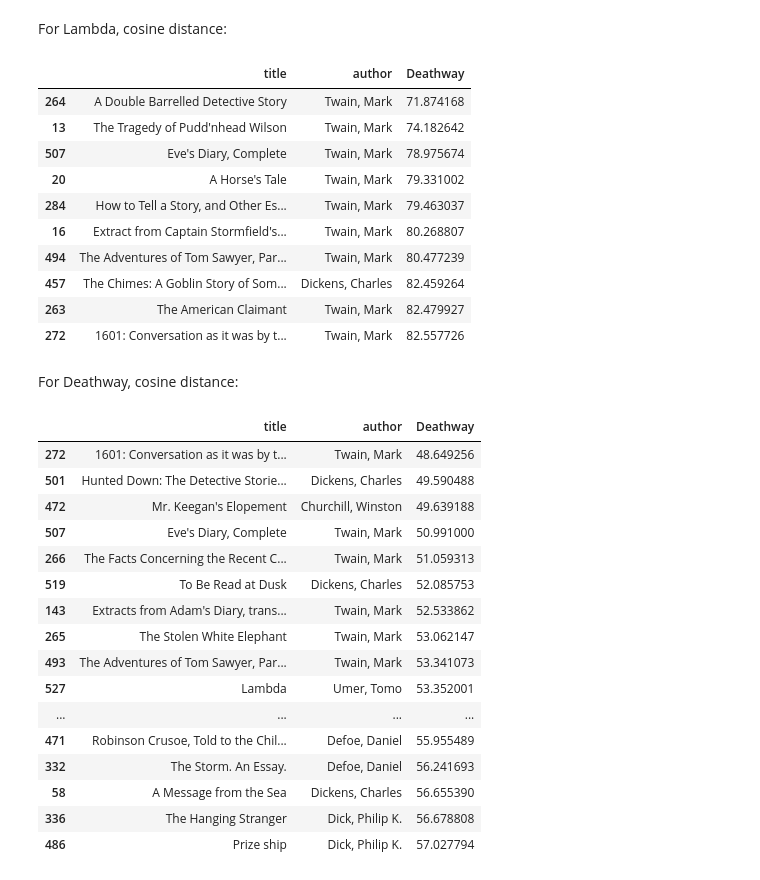
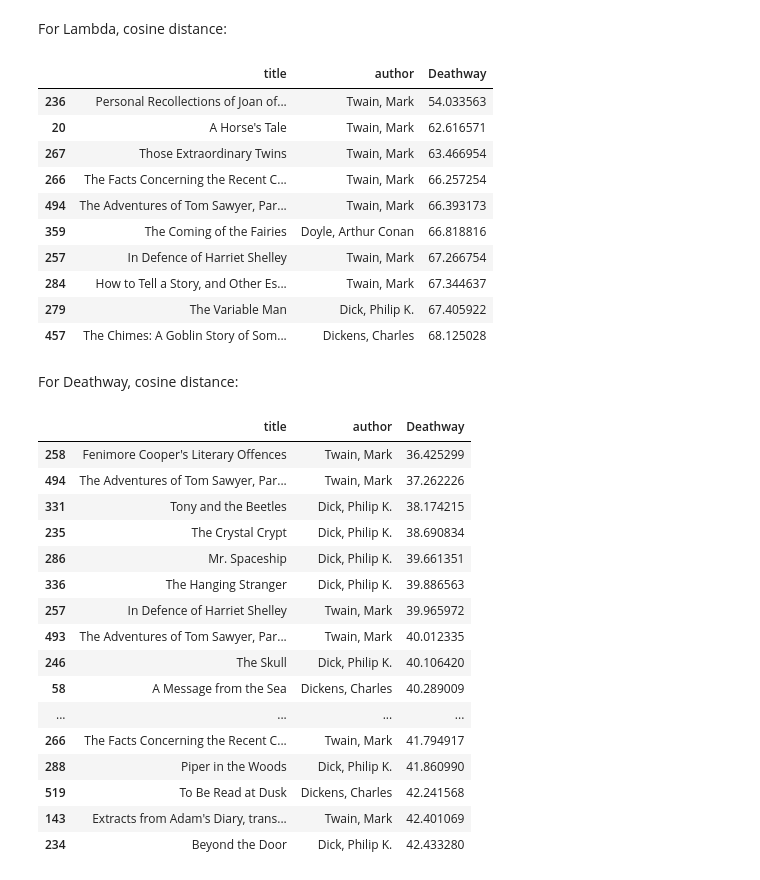
Before and after one commit to tomoumer/discovery_of_writing_differences, a Jupyter notebook: notebooks/nn_predictions.ipynb, the cells around one changed output. Drawn from its saved outputs; the diff is of its cells as text; code cells hidden in the pictures.

```diff
--- a/notebooks/nn_predictions.ipynb
+++ b/notebooks/nn_predictions.ipynb
@@ -36,7 +36,7 @@ from joblib import dump, load
 
 In this part, reading the .pkl file.
 # %%
-library_select = pd.read_pickle('../data/library_select03.pkl')
+library_select = pd.read_pickle('../data/library_fixed_author_fifty.pkl')
 # %%
 library_select.shape
 # %% [output]
@@ -446,20 +450,20 @@ for i in range(j):
 # %%
 pd.concat([pd.DataFrame({'title':titles}),
            pd.DataFrame({'author':authors}),
-           pd.DataFrame({'Deathway':cos_dist})],
-           axis=1).sort_values(by='Deathway', ascending=True).head(10)
+           pd.DataFrame({'Lambda':cos_dist})],
+           axis=1).sort_values(by='Lambda', ascending=True).head(10)
 # %% [output]
 |  | title | author | Deathway |
-| 264 | A Double Barrelled Detective Story | Twain, Mark | 71.874168 |
-| 13 | The Tragedy of Pudd'nhead Wilson | Twain, Mark | 74.182642 |
-| 507 | Eve's Diary, Complete | Twain, Mark | 78.975674 |
-| 20 | A Horse's Tale | Twain, Mark | 79.331002 |
-| 284 | How to Tell a Story, and Other Es... | Twain, Mark | 79.463037 |
-| 16 | Extract from Captain Stormfield's... | Twain, Mark | 80.268807 |
-| 494 | The Adventures of Tom Sawyer, Par... | Twain, Mark | 80.477239 |
-| 457 | The Chimes: A Goblin Story of Som... | Dickens, Charles | 82.459264 |
-| 263 | The American Claimant | Twain, Mark | 82.479927 |
-| 272 | 1601: Conversation as it was by t... | Twain, Mark | 82.557726 |
+| 236 | Personal Recollections of Joan of... | Twain, Mark | 54.033563 |
+| 20 | A Horse's Tale | Twain, Mark | 62.616571 |
+| 267 | Those Extraordinary Twins | Twain, Mark | 63.466954 |
+| 266 | The Facts Concerning the Recent C... | Twain, Mark | 66.257254 |
+| 494 | The Adventures of Tom Sawyer, Par... | Twain, Mark | 66.393173 |
+| 359 | The Coming of the Fairies | Doyle, Arthur Conan | 66.818816 |
+| 257 | In Defence of Harriet Shelley | Twain, Mark | 67.266754 |
+| 284 | How to Tell a Story, and Other Es... | Twain, Mark | 67.344637 |
+| 279 | The Variable Man | Dick, Philip K. | 67.405922 |
+| 457 | The Chimes: A Goblin Story of Som... | Dickens, Charles | 68.125028 |
 # %% [markdown]
 For Deathway, cosine distance:
 # %%
@@ -482,19 +486,19 @@ pd.concat([pd.DataFrame({'title':titles}),
            axis=1).sort_values(by='Deathway', ascending=True).head(20)
 # %% [output]
 |  | title | author | Deathway |
-| 272 | 1601: Conversation as it was by t... | Twain, Mark | 48.649256 |
-| 501 | Hunted Down: The Detective Storie... | Dickens, Charles | 49.590488 |
-| 472 | Mr. Keegan's Elopement | Churchill, Winston | 49.639188 |
-| 507 | Eve's Diary, Complete | Twain, Mark | 50.991000 |
-| 266 | The Facts Concerning the Recent C... | Twain, Mark | 51.059313 |
-| 519 | To Be Read at Dusk | Dickens, Charles | 52.085753 |
-| 143 | Extracts from Adam's Diary, trans... | Twain, Mark | 52.533862 |
-| 265 | The Stolen White Elephant | Twain, Mark | 53.062147 |
-| 493 | The Adventures of Tom Sawyer, Par... | Twain, Mark | 53.341073 |
-| 527 | Lambda | Umer, Tomo | 53.352001 |
+| 258 | Fenimore Cooper's Literary Offences | Twain, Mark | 36.425299 |
+| 494 | The Adventures of Tom Sawyer, Par... | Twain, Mark | 37.262226 |
+| 331 | Tony and the Beetles | Dick, Philip K. | 38.174215 |
+| 235 | The Crystal Crypt | Dick, Philip K. | 38.690834 |
+| 286 | Mr. Spaceship | Dick, Philip K. | 39.661351 |
+| 336 | The Hanging Stranger | Dick, Philip K. | 39.886563 |
+| 257 | In Defence of Harriet Shelley | Twain, Mark | 39.965972 |
+| 493 | The Adventures of Tom Sawyer, Par... | Twain, Mark | 40.012335 |
+| 246 | The Skull | Dick, Philip K. | 40.106420 |
+| 58 | A Message from the Sea | Dickens, Charles | 40.289009 |
 | ... | ... | ... | ... |
-| 471 | Robinson Crusoe, Told to the Chil... | Defoe, Daniel | 55.955489 |
-| 332 | The Storm. An Essay. | Defoe, Daniel | 56.241693 |
-| 58 | A Message from the Sea | Dickens, Charles | 56.655390 |
-| 336 | The Hanging Stranger | Dick, Philip K. | 56.678808 |
-| 486 | Prize ship | Dick, Philip K. | 57.027794 |
+| 266 | The Facts Concerning the Recent C... | Twain, Mark | 41.794917 |
+| 288 | Piper in the Woods | Dick, Philip K. | 41.860990 |
+| 519 | To Be Read at Dusk | Dickens, Charles | 42.241568 |
+| 143 | Extracts from Adam's Diary, trans... | Twain, Mark | 42.401069 |
+| 234 | Beyond the Door | Dick, Philip K. | 42.433280 |
```
Also changed, not shown: parts of 11 cells of this notebook, 2 other files.
